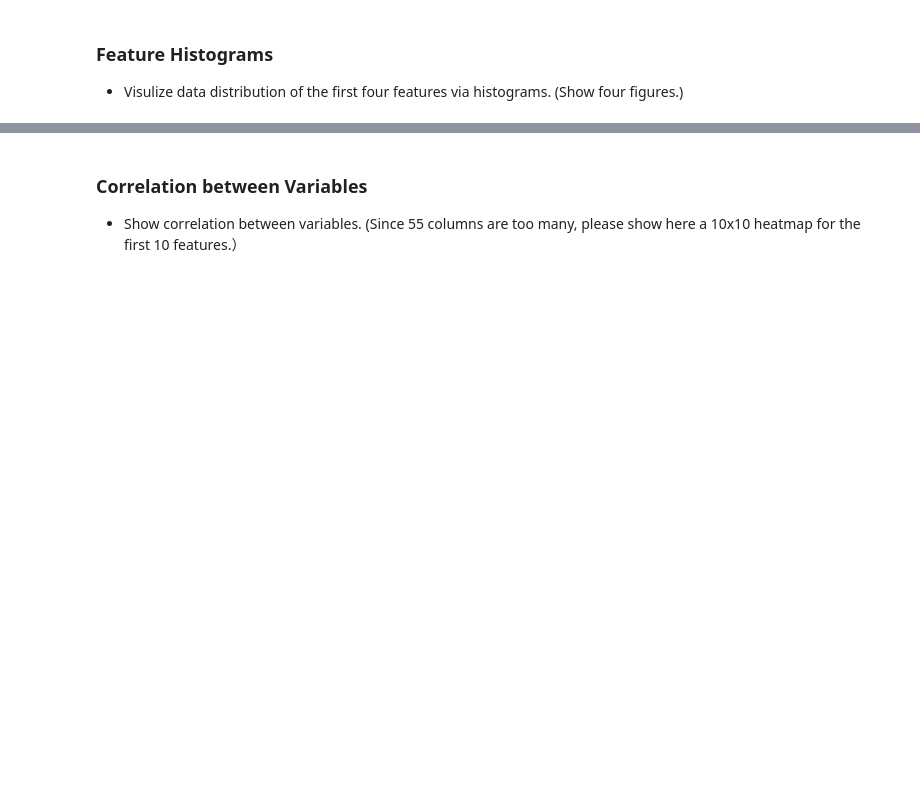
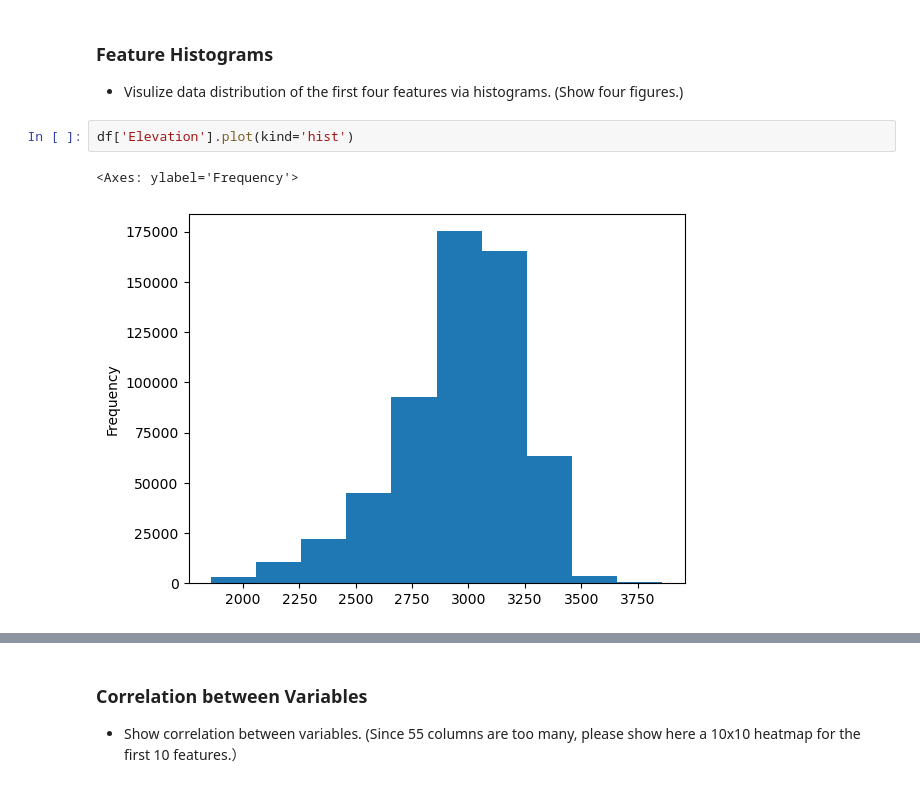
Before and after one commit to rangsimanketkaew/phy371, a Jupyter notebook: Lab3.ipynb, the cells around one changed output, grey strips where cells are left out. Cells and saved outputs as stored; diff of their text form; blank space fills up the shorter version.

```diff
--- a/Lab3.ipynb
+++ b/Lab3.ipynb
@@ -165,3 +191,8 @@ df.describe()
 # %% [markdown]
 ### Feature Histograms
 - Visulize data distribution of the first four features via histograms. (Show four figures.)
+# %%
+df['Elevation'].plot(kind='hist')
+# %% [output]
+<Axes: ylabel='Frequency'>
+[figure, added]
```
Also changed, not shown: parts of 28 cells of this notebook.
